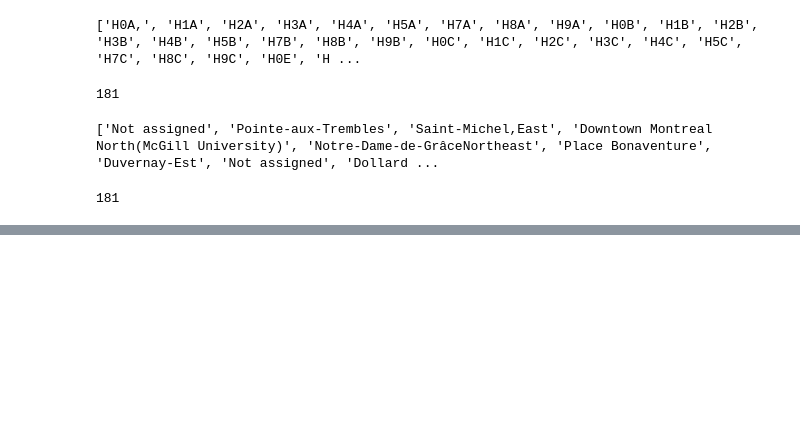
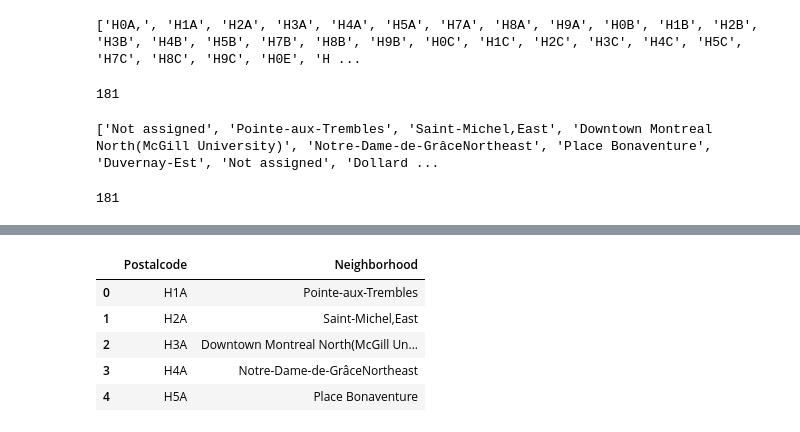
Before and after one commit to slothlacrosse/Coursera_Capstone, a Jupyter notebook: Montreal_Coffee_01.ipynb, the cells around one changed output, grey strips where cells are left out. Cells and saved outputs as stored; diff of their text form; code cells hidden in the pictures; blank space fills up the shorter version.

```diff
--- a/Montreal_Coffee_01.ipynb
+++ b/Montreal_Coffee_01.ipynb
@@ -114,0 +117,7 @@ mtl_ngh.head()
+# %%
+mtl_temp=mtl_ngh.groupby('Postalcode')['Neighborhood'].apply(lambda x: "%s" % ', '.join(x))
+mtl_temp=mtl_temp.reset_index(drop=False)
+mtl_temp.rename(columns={'Neighborhood':'Neighborhood_joined'},inplace=True)
+mtl_temp=mtl_temp[mtl_temp['Neighborhood_joined']!='Reserved0H0: Santa Claus']
+print(mtl_temp.head())
+len(mtl_temp)
@@ -114,0 +132,13 @@ mtl_ngh.head()
+# %%
+mtl_merge=pd.merge(mtl_ngh,mtl_temp,on='Postalcode')
+mtl_merge.drop(['Neighborhood'],axis=1,inplace=True)
+mtl_merge.drop_duplicates(inplace=True)
+mtl_merge.rename(columns={'Neighborhood_joined':'Neighborhood'},inplace=True)
+mtl_merge.head()
+# %% [output]
+|  | Postalcode | Neighborhood |
+| 0 | H1A | Pointe-aux-Trembles |
+| 1 | H2A | Saint-Michel,East |
+| 2 | H3A | Downtown Montreal North(McGill Un... |
+| 3 | H4A | Notre-Dame-de-GrâceNortheast |
+| 4 | H5A | Place Bonaventure |
```
Also changed, not shown: parts of 4 cells of this notebook.
